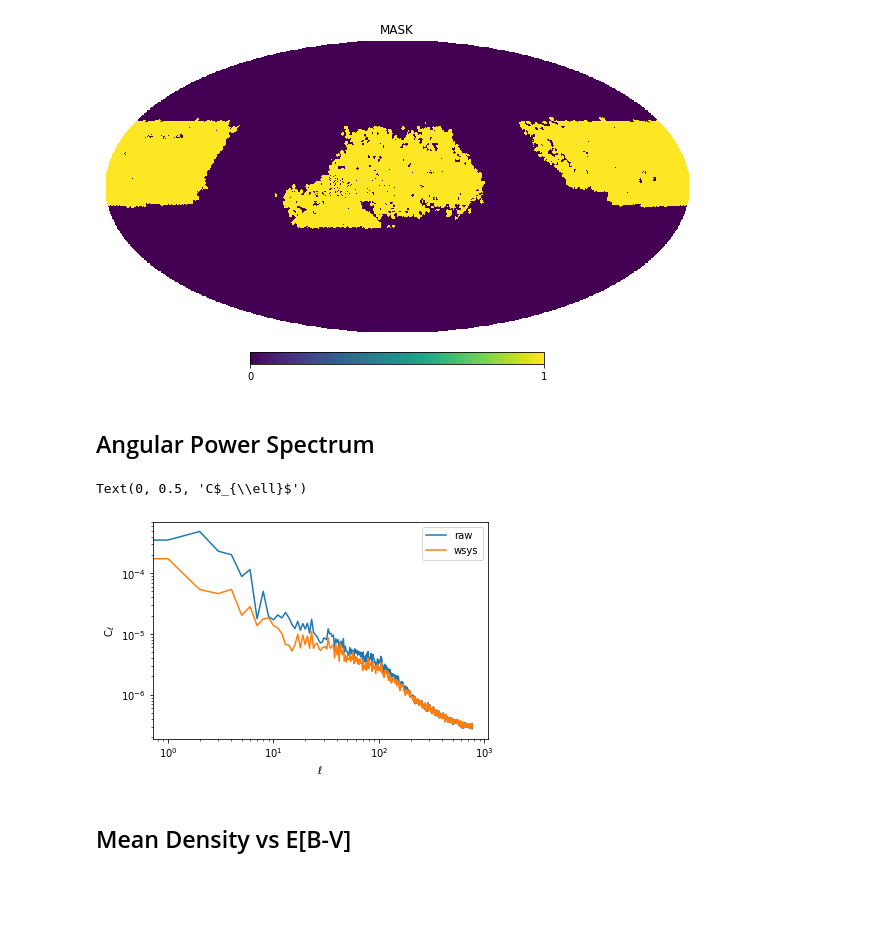
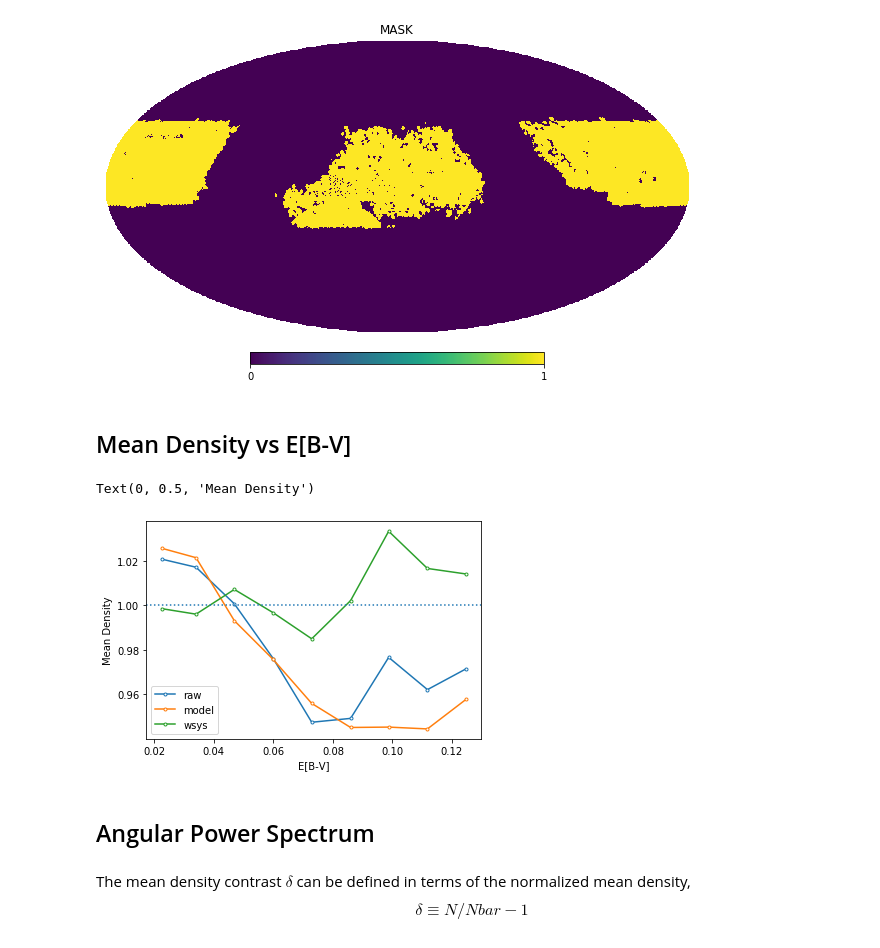
Before and after one commit to mehdirezaie/sysnetdev, a Jupyter notebook: notebooks/post_process.ipynb, the cells around one changed output. Cells and saved outputs as stored; diff of their text form; code cells hidden in the pictures; blank space fills up the shorter version.

```diff
--- a/notebooks/post_process.ipynb
+++ b/notebooks/post_process.ipynb
@@ -78,8 +79,34 @@ Available columns: [('label', '>f8'), ('hpix', '>i8'), ('features', '>f8', (18,)
 [figure]
 [figure]
 [figure]
+# %% [markdown]
+## Mean Density vs E[B-V]
+# %%
+# determine the bins from the 2.5th and 97.5th quantiles of E[B-V]
+bins = np.linspace(*np.percentile(ebv[mask], [2.5, 97.5]), 10)
+
+# compute mean density
+nnbars = {}
+nnbars['raw'] = hist(nnbar, frac, ebv, bins, mask)
+nnbars['model'] = hist(npred*frac, frac, ebv, bins, mask)
+nnbars['wsys'] = hist(nnbar/npred, frac, ebv, bins, mask)
+
+# make a plot for mean density vs E[B-V]
+for n_, nb_ in nnbars.items():
+    plt.plot(*nb_, marker='.', mfc='w', label=n_)
+
+plt.axhline(1.0, ls=':')
+plt.legend()
+plt.xlabel('E[B-V]')
+plt.ylabel('Mean Density')
+# %% [output]
+Text(0, 0.5, 'Mean Density')
+[figure, added]
 # %% [markdown]
 ## Angular Power Spectrum
+# %% [markdown]
+The mean density contrast $\delta$ can be defined in terms of the normalized mean density,
+$$ \delta \equiv N/Nbar - 1$$
 # %%
 # get the density contrast from mean density
 delta_raw = nnbar - 1.0
@@ -89,15 +116,3 @@ delta_wsys = nnbar/npred - 1.0
 cl = {}
 cl['raw'] = run_anafast(delta_raw, mask)
 cl['wsys'] = run_anafast(delta_wsys, mask)
-
-# plot pseudo-power vs ell
-for n_, c_ in cl.items():
-    plt.loglog(c_, label=n_)
-plt.legend()
-plt.xlabel(r'$\ell$')
-plt.ylabel(r'C$_{\ell}$')
-# %% [output]
-Text(0, 0.5, 'C$_{\\ell}$')
-[figure, removed]
-# %% [markdown]
-## Mean Density vs E[B-V]
```
Also changed, not shown: parts of 8 cells of this notebook.
